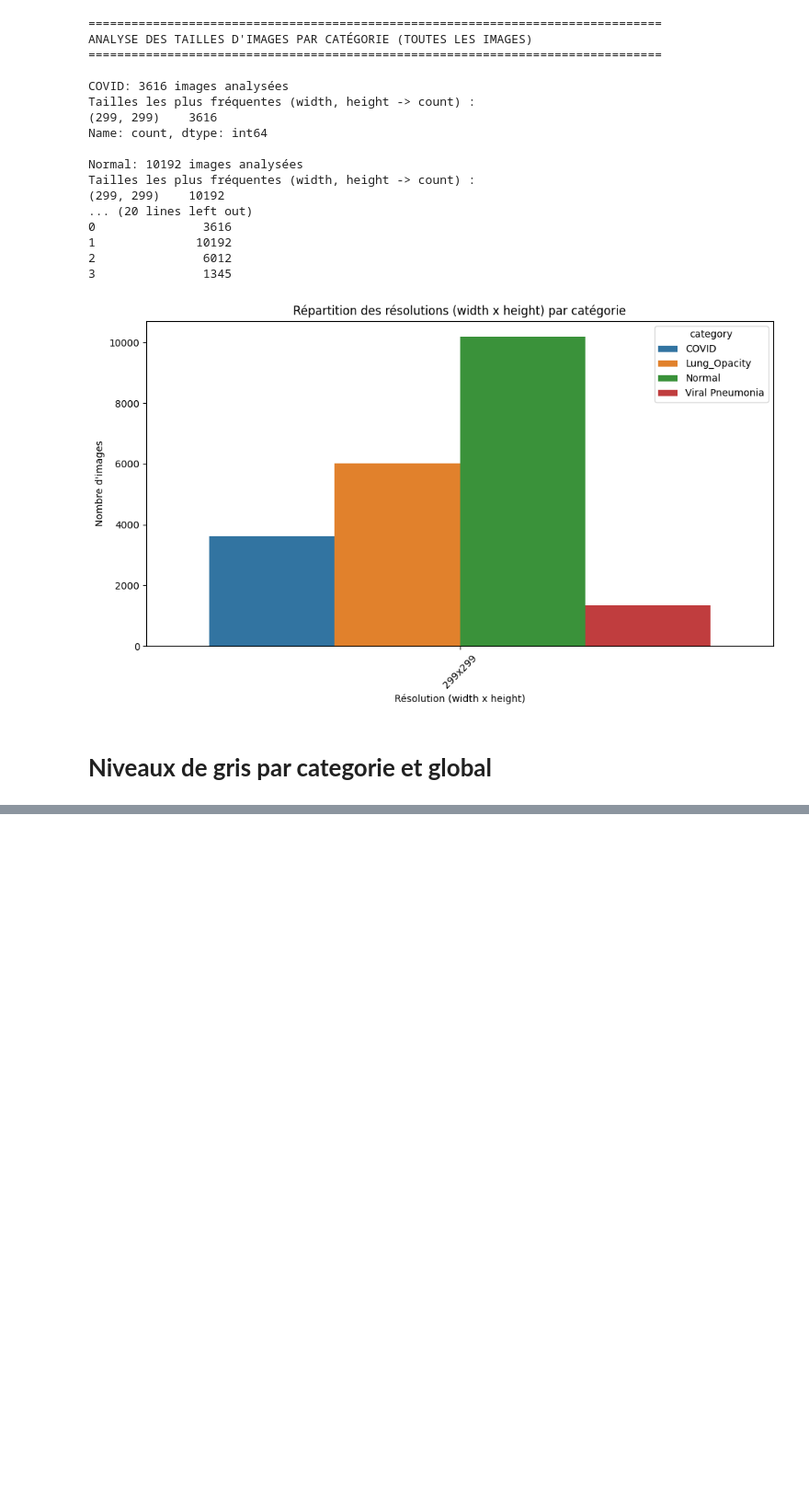
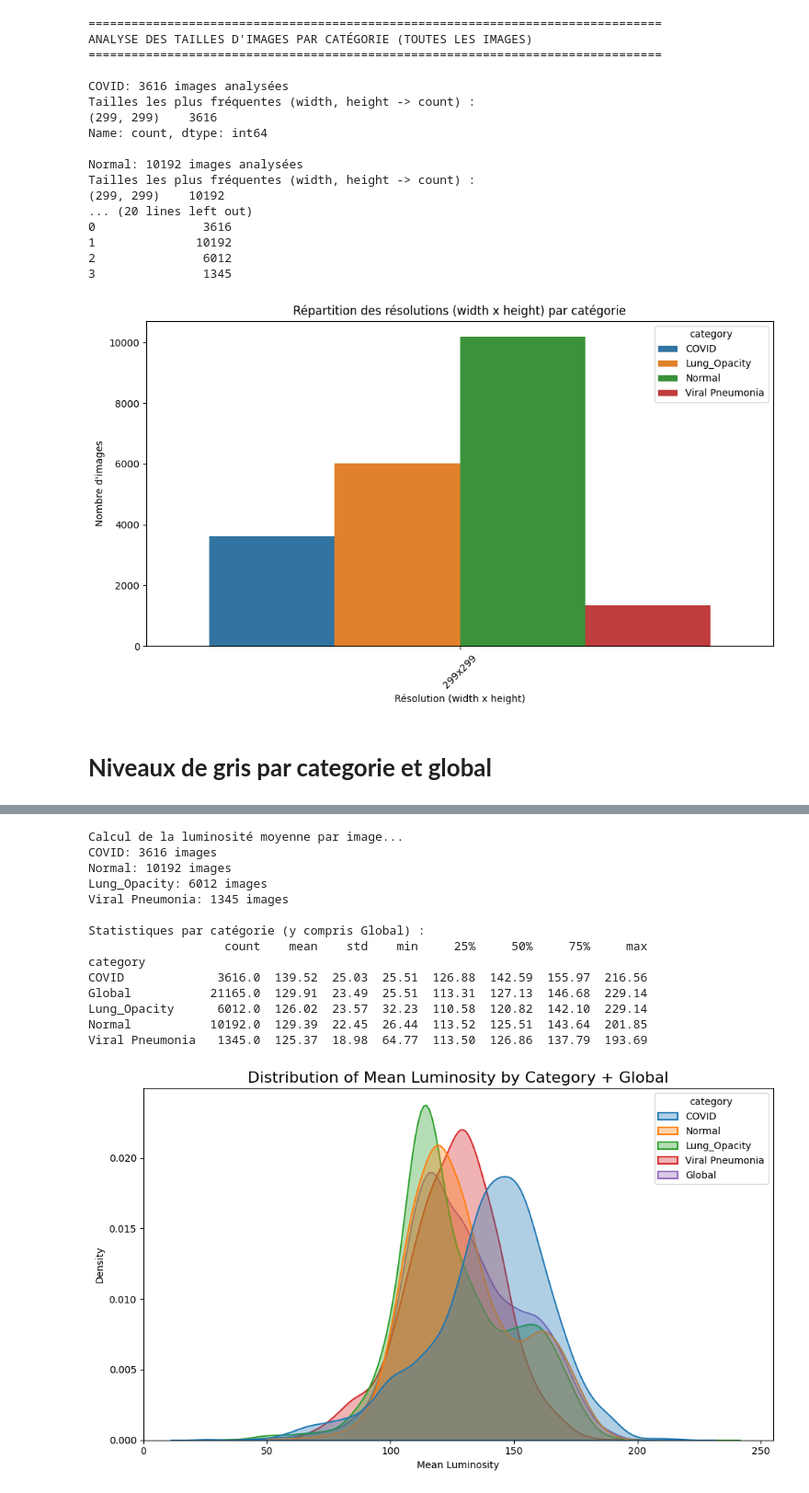
Before and after one commit to mar25-iia2-radiographies/01_data_exploration, a Jupyter notebook: 01_data_exploration_romuald.ipynb, the cells around one changed output, grey strips where cells are left out. Shown: that part at 92% size. Saved outputs shown, nothing was run; the diff lists cells and outputs as text; code cells hidden in the pictures; blank space fills up the shorter version.

```diff
--- a/01_data_exploration_romuald.ipynb
+++ b/01_data_exploration_romuald.ipynb
@@ -591,0 +586,79 @@ Viral Pneumonia: 300 images utilisées
+# %%
+from pathlib import Path
+from PIL import Image
+import numpy as np
+import pandas as pd
+import matplotlib.pyplot as plt
+import seaborn as sns
+
+# Chemins
+base_path = Path("/kaggle/input/covid19-radiography-database")
+data_path = base_path / "COVID-19_Radiography_Dataset"
+categories = ['COVID', 'Normal', 'Lung_Opacity', 'Viral Pneumonia']
+
+print("\nCalcul de la luminosité moyenne par image...")
+
+rows = []
+
+for cat in categories:
+    cat_path = data_path / cat / 'images'
+    image_paths = list(cat_path.glob('*.png'))  # toutes les images
+    print(f"{cat}: {len(image_paths)} images")
+
+    for img_path in image_paths:
+        try:
+            img = Image.open(img_path).convert('L')
+            arr = np.array(img, dtype=np.float32)
+            mean_lum = arr.mean()
+            rows.append({
+                'category': cat,
+                'filename': img_path.name,
+                'mean_luminosity': mean_lum
+            })
+        except:
+            continue
+
+lum_df = pd.DataFrame(rows)
+
+# Ajout de la catégorie globale
+global_df = lum_df.copy()
+global_df['category'] = 'Global'
+lum_all = pd.concat([lum_df, global_df], ignore_index=True)
+
+print("\nStatistiques par catégorie (y compris Global) :")
+print(lum_all.groupby('category')['mean_luminosity'].describe().round(2))
+
+# ================== GRAPHE KDE ==================
+plt.figure(figsize=(10, 6))
+sns.kdeplot(
+    data=lum_all,
+    x='mean_luminosity',
+    hue='category',
+    fill=True,
+    common_norm=False,
+    alpha=0.35,
+    linewidth=1.5
+)
+
+plt.title("Distribution of Mean Luminosity by Category + Global", fontsize=16)
+plt.xlabel("Mean Luminosity")
+plt.ylabel("Density")
+plt.xlim(0, 255)
+plt.tight_layout()
+plt.show()
+# %% [output]
+Calcul de la luminosité moyenne par image...
+COVID: 3616 images
+Normal: 10192 images
+Lung_Opacity: 6012 images
+Viral Pneumonia: 1345 images
+
+Statistiques par catégorie (y compris Global) :
+                   count    mean    std    min     25%     50%     75%     max
+category
+COVID             3616.0  139.52  25.03  25.51  126.88  142.59  155.97  216.56
+Global           21165.0  129.91  23.49  25.51  113.31  127.13  146.68  229.14
+Lung_Opacity      6012.0  126.02  23.57  32.23  110.58  120.82  142.10  229.14
+Normal           10192.0  129.39  22.45  26.44  113.52  125.51  143.64  201.85
+Viral Pneumonia   1345.0  125.37  18.98  64.77  113.50  126.86  137.79  193.69
+[figure, added]
```
Also changed, not shown: parts of 3 cells of this notebook.
